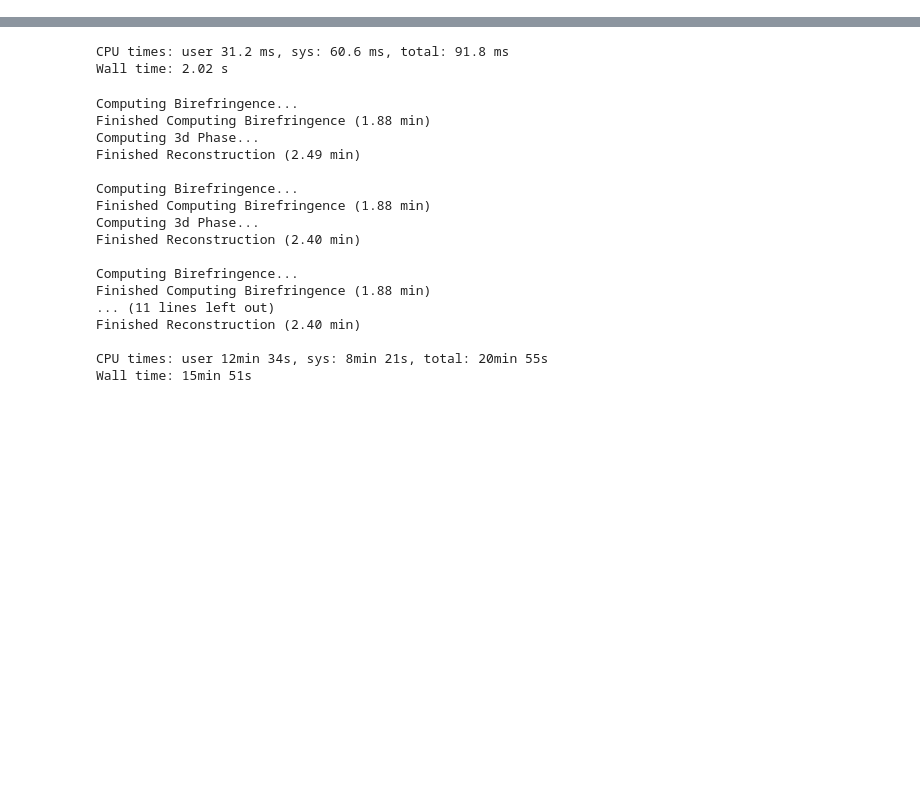
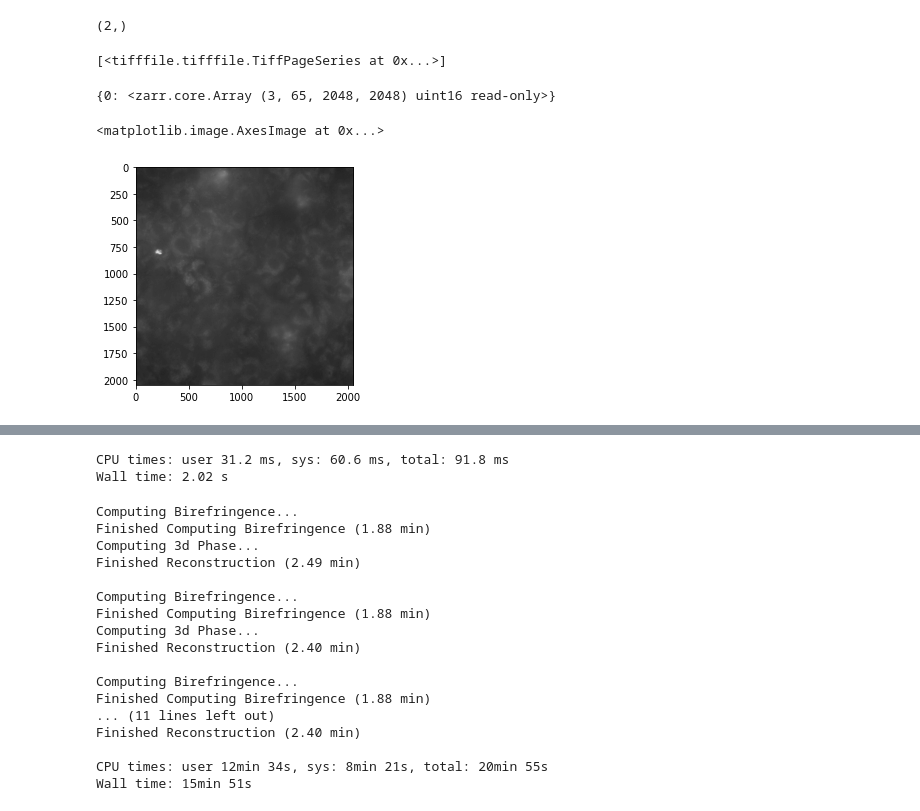
Before and after one commit to mehta-lab/recOrder, a Jupyter notebook: notebooks/QLIPP_Reconstruction_test.ipynb, the cells around one changed output, grey strips where cells are left out. Saved outputs shown, nothing was run; the diff lists cells and outputs as text; code cells hidden in the pictures; blank space fills up the shorter version.

Commit message:
update temp reader + reconstruction notebook

```diff
--- a/notebooks/QLIPP_Reconstruction_test.ipynb
+++ b/notebooks/QLIPP_Reconstruction_test.ipynb
@@ -108,0 +28,19 @@ Finished Initializing Reconstructor (1.45 min)
+# %%
+np.shape(test)
+# %% [output]
+(2,)
+# %%
+test._data
+# %% [output]
+[<tifffile.tifffile.TiffPageSeries at 0x...>]
+# %%
+test2 = MicromanagerReader('/gpfs/CompMicro/rawdata/hummingbird/Janie/SiR_actin A549/Mock24 bleach_1', extract_data=True)
+# %%
+test2._positions
+# %% [output]
+{0: <zarr.core.Array (3, 65, 2048, 2048) uint16 read-only>}
+# %%
+plt.imshow(test2._positions[0][0][10], 'gray')
+# %% [output]
+<matplotlib.image.AxesImage at 0x...>
+[figure, added]
```
Also changed, not shown: parts of 18 cells of this notebook, 4 other files.
